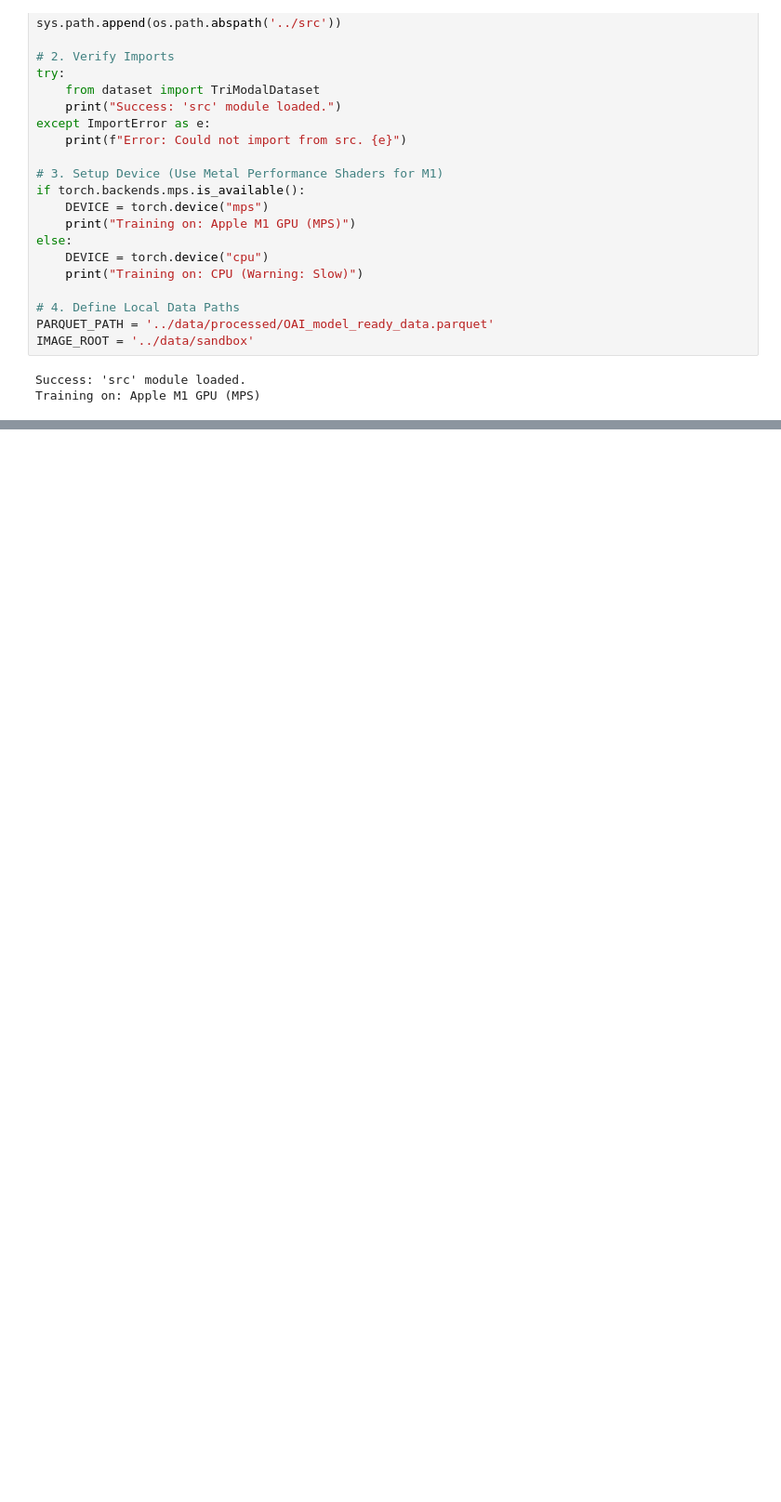
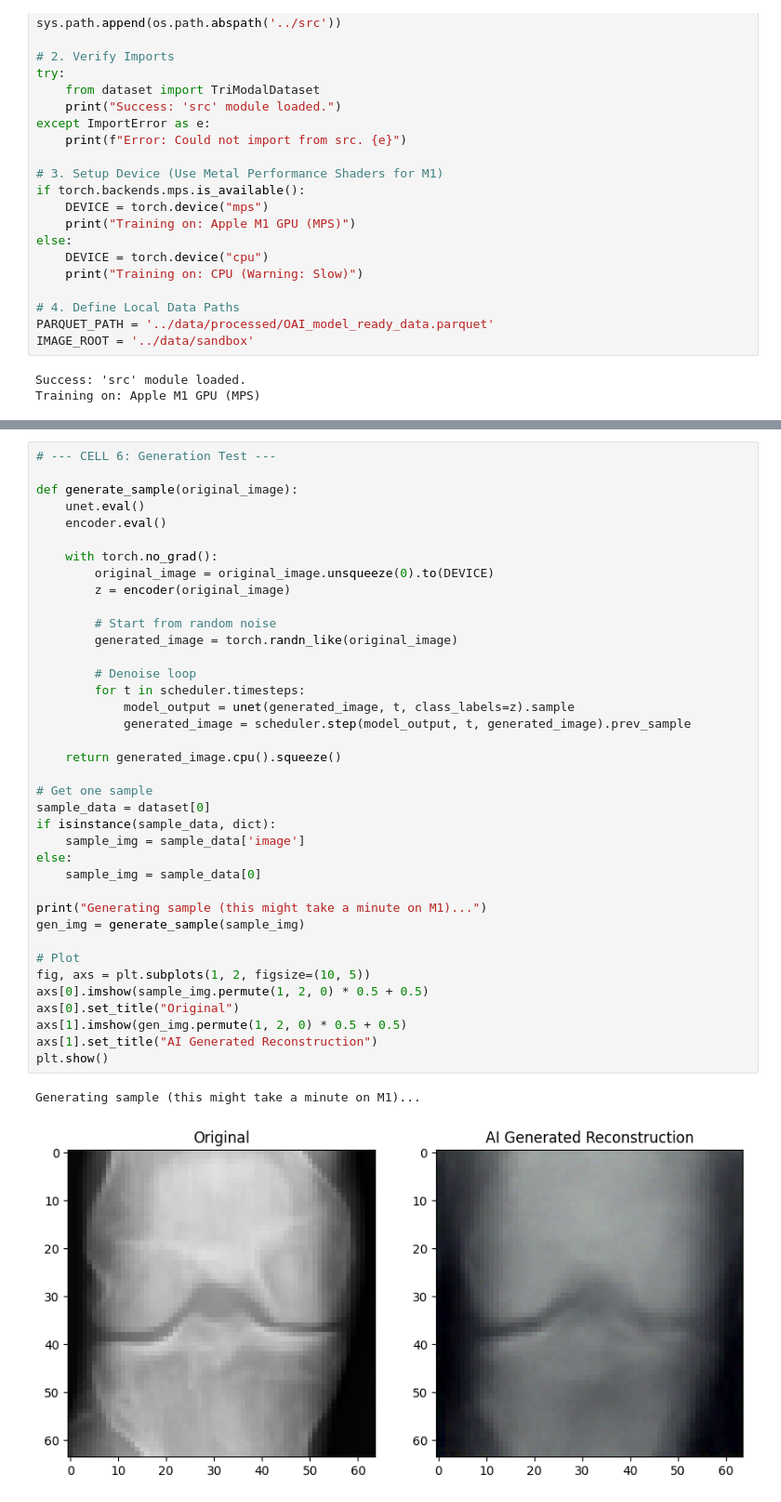
Before and after one commit to AbhiGTM19/oa-survival-model, a Jupyter notebook: notebooks/07-generative-xai.ipynb, the cells around one changed output, grey strips where cells are left out. Shown at 93% size. Cells and saved outputs as stored; diff of their text form; blank space fills up the shorter version.

```diff
--- a/notebooks/07-generative-xai.ipynb
+++ b/notebooks/07-generative-xai.ipynb
@@ -229,0 +207,41 @@ print("Grayscale models saved.")
+# %%
+# --- CELL 6: Generation Test ---
+
+def generate_sample(original_image):
+    unet.eval()
+    encoder.eval()
+
+    with torch.no_grad():
+        original_image = original_image.unsqueeze(0).to(DEVICE)
+        z = encoder(original_image)
+
+        # Start from random noise
+        generated_image = torch.randn_like(original_image)
+
+        # Denoise loop
+        for t in scheduler.timesteps:
+            model_output = unet(generated_image, t, class_labels=z).sample
+            generated_image = scheduler.step(model_output, t, generated_image).prev_sample
+
+    return generated_image.cpu().squeeze()
+
+# Get one sample
+sample_data = dataset[0]
+if isinstance(sample_data, dict):
+    sample_img = sample_data['image']
+else:
+    sample_img = sample_data[0]
+
+print("Generating sample (this might take a minute on M1)...")
+gen_img = generate_sample(sample_img)
+
+# Plot
+fig, axs = plt.subplots(1, 2, figsize=(10, 5))
+axs[0].imshow(sample_img.permute(1, 2, 0) * 0.5 + 0.5)
+axs[0].set_title("Original")
+axs[1].imshow(gen_img.permute(1, 2, 0) * 0.5 + 0.5)
+axs[1].set_title("AI Generated Reconstruction")
+plt.show()
+# %% [output]
+Generating sample (this might take a minute on M1)...
+[figure, added]
```
Also changed, not shown: parts of 4 cells of this notebook, 3 other files.
